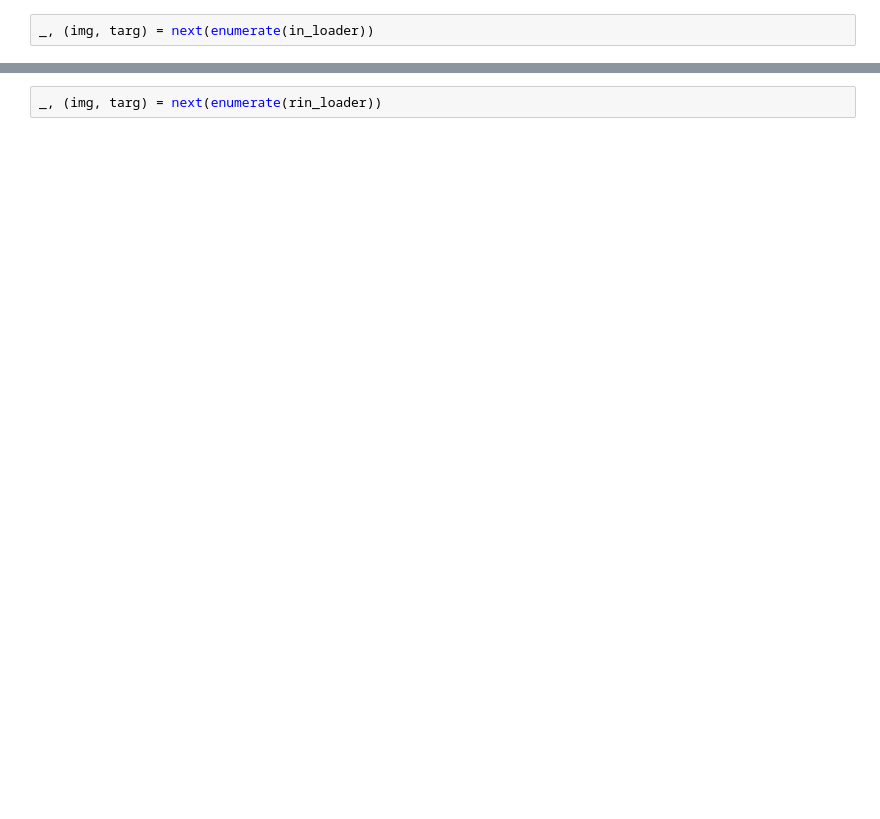
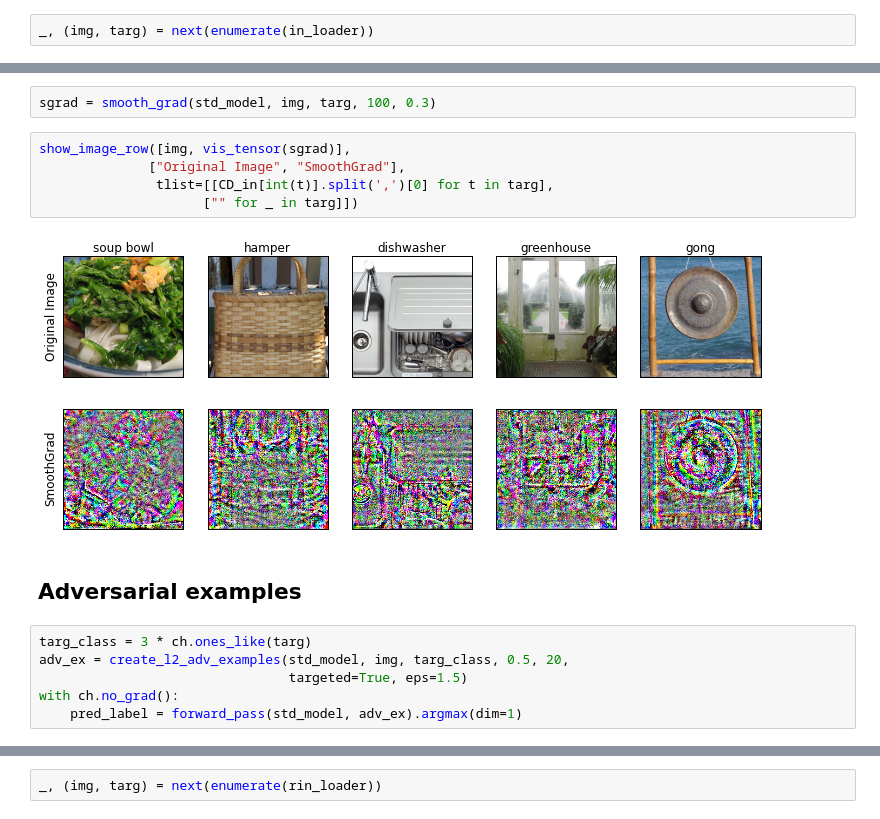
Before and after one commit to ShibaniSanturkar/IAP_InterpretabilityClass, a Jupyter notebook: gradients.ipynb, the cells around one changed output, grey strips where cells are left out. Saved outputs shown, nothing was run; the diff lists cells and outputs as text; blank space fills up the shorter version.

```diff
--- a/gradients.ipynb
+++ b/gradients.ipynb
@@ -124,0 +155,17 @@ robust_model = load_model('robust', restricted_imagenet_ds)
+# %%
+sgrad = smooth_grad(std_model, img, targ, 100, 0.3)
+# %%
+show_image_row([img, vis_tensor(sgrad)],
+              ["Original Image", "SmoothGrad"],
+               tlist=[[CD_in[int(t)].split(',')[0] for t in targ],
+                     ["" for _ in targ]])
+# %% [output]
+[figure, added]
+# %% [markdown]
+## Adversarial examples
+# %%
+targ_class = 3 * ch.ones_like(targ)
+adv_ex = create_l2_adv_examples(std_model, img, targ_class, 0.5, 20,
+                                targeted=True, eps=1.5)
+with ch.no_grad():
+    pred_label = forward_pass(std_model, adv_ex).argmax(dim=1)
```
Also changed, not shown: parts of 47 cells of this notebook.
